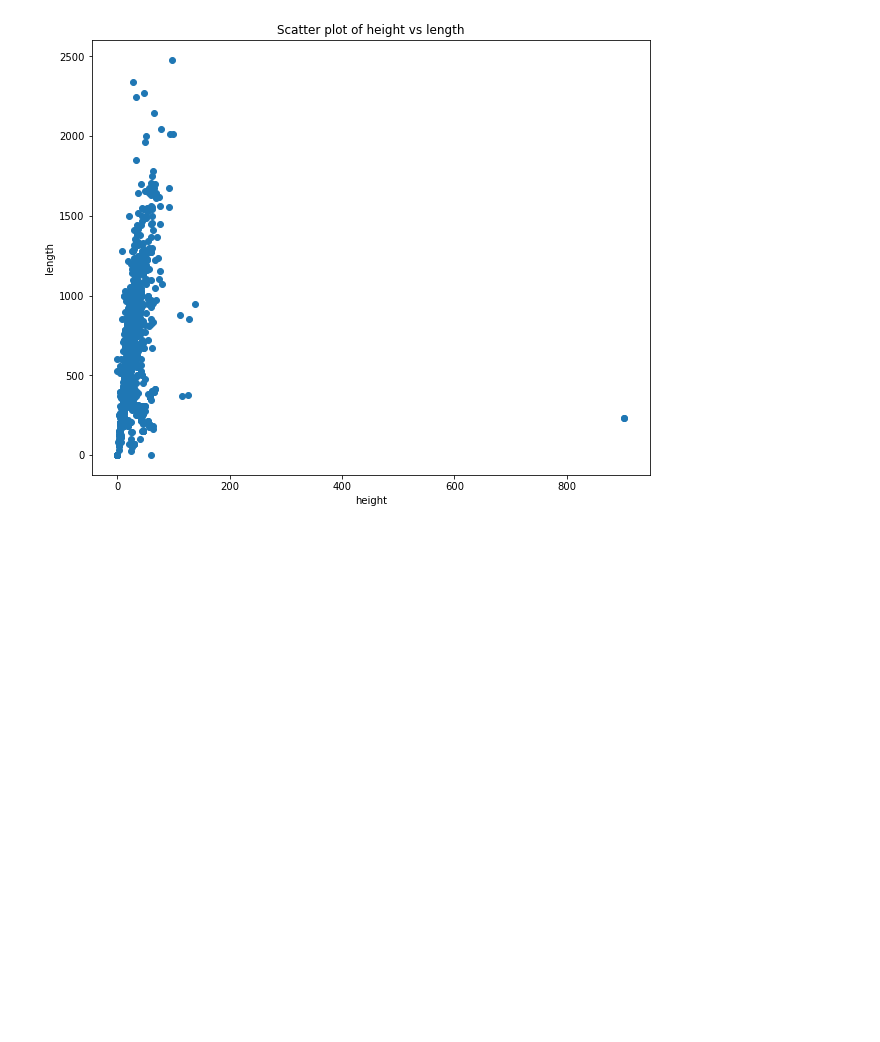
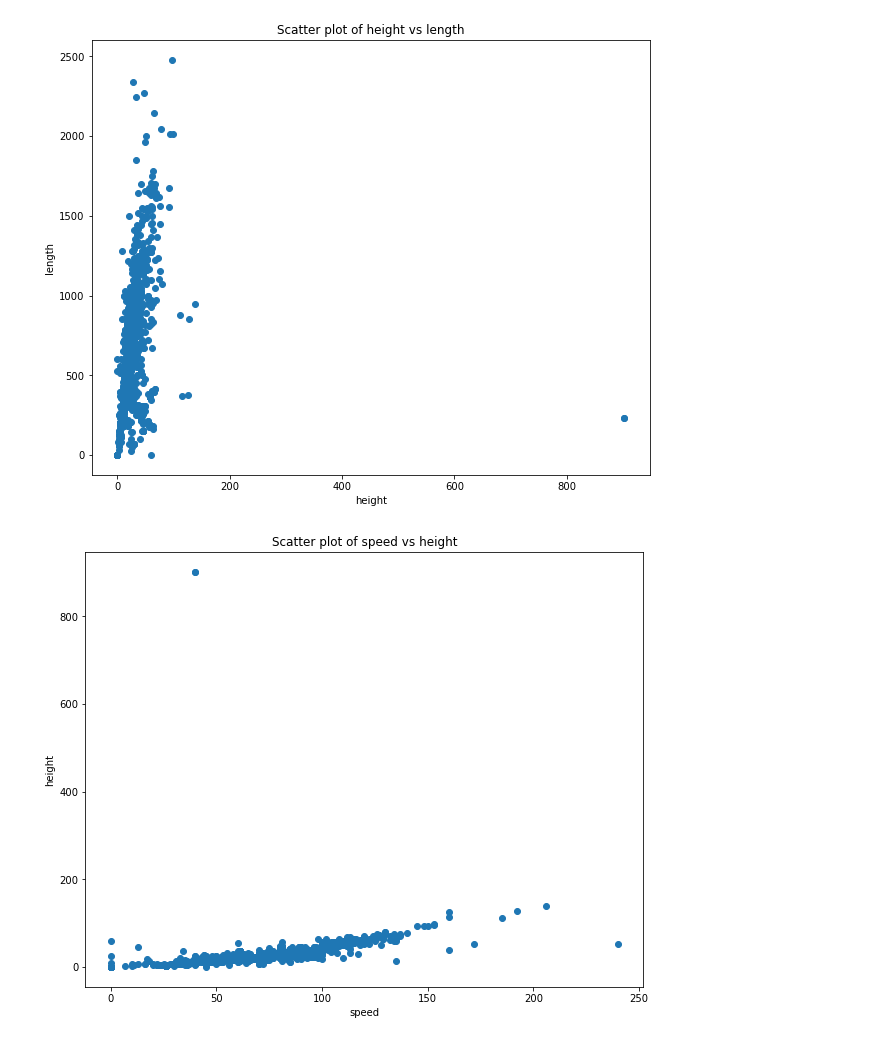
Before and after one commit to joeelorm/Data_Science, a Jupyter notebook: Data Visualization/Data Visualisation_3.ipynb, the cells around one changed output. Saved outputs shown, nothing was run; the diff lists cells and outputs as text; code cells hidden in the pictures; blank space fills up the shorter version.

```diff
--- a/Data Visualization/Data Visualisation_3.ipynb
+++ b/Data Visualization/Data Visualisation_3.ipynb
@@ -308,3 +308,7 @@ scatter_plt_creator(roller_coasters, 'speed', 'length')
 scatter_plt_creator(roller_coasters, 'height', 'length')
 # %% [output]
 [figure]
+# %%
+scatter_plt_creator(roller_coasters, 'speed','height', )
+# %% [output]
+[figure, added]
```
Also changed, not shown: parts of 1 cell of this notebook.
